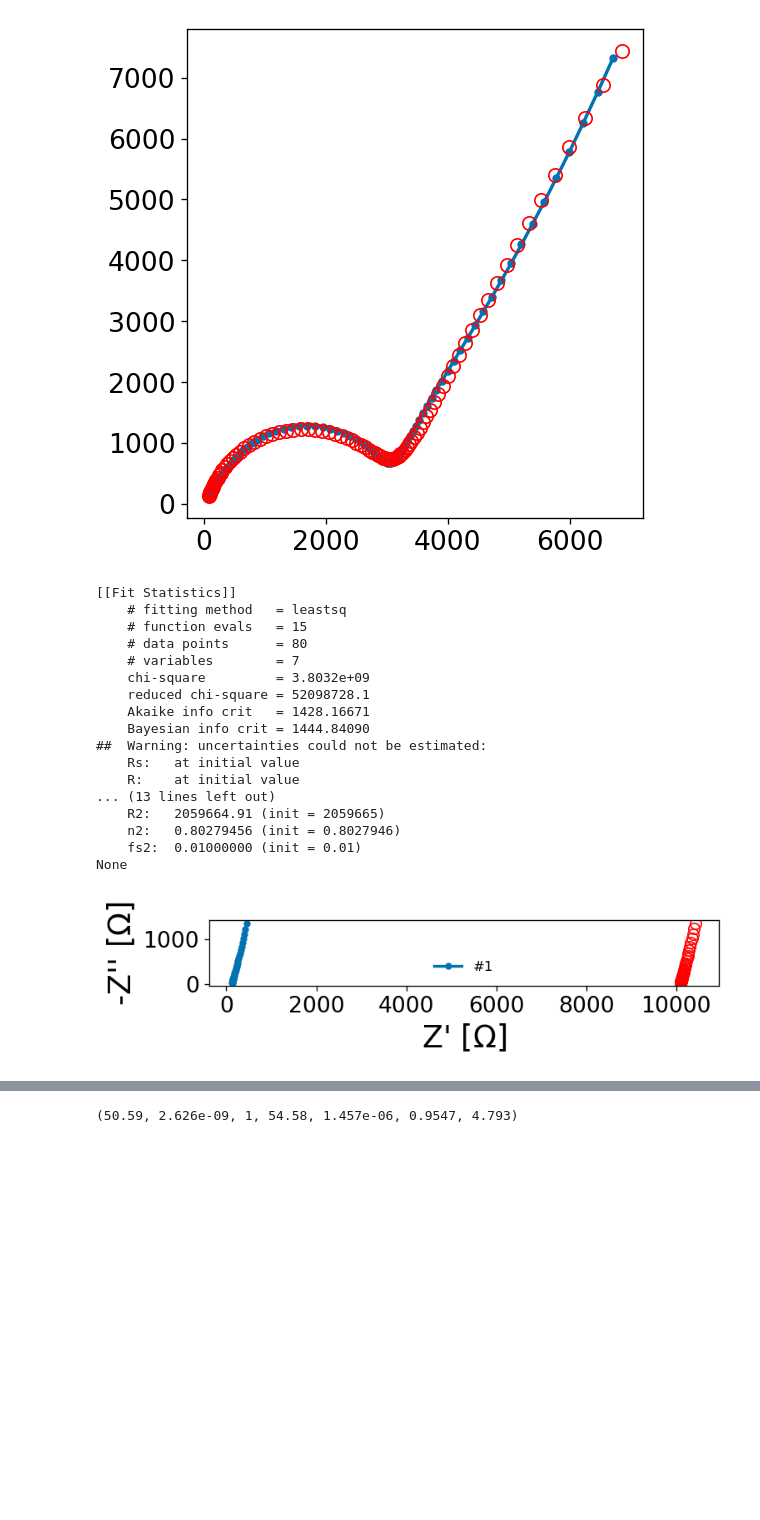
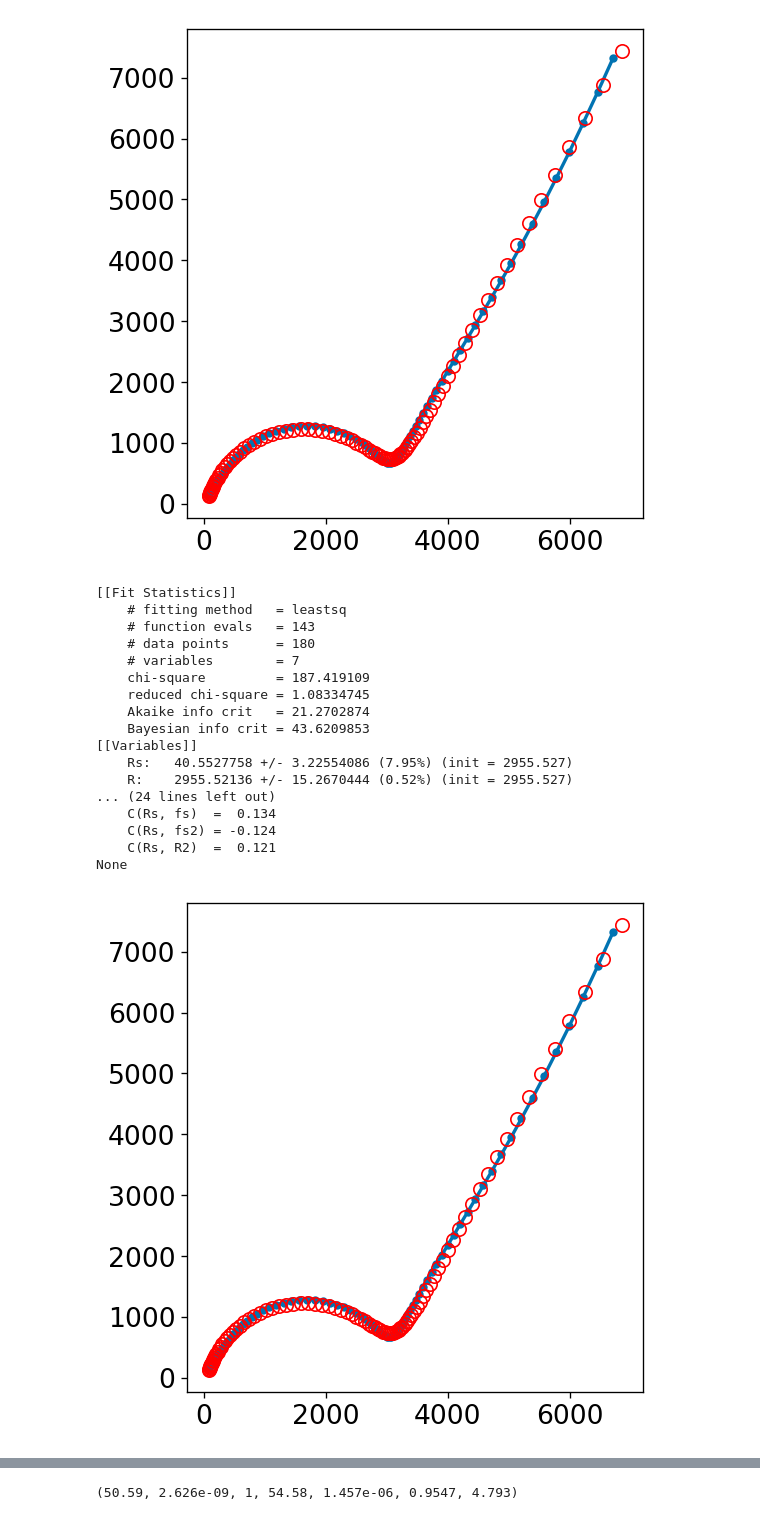
Before and after one commit to WildcatDiscovery/Kyler_Speed_Circuit, a Jupyter notebook: python_notebooks/linear_kk.ipynb, the cells around one changed output, grey strips where cells are left out. Cells and saved outputs as stored; diff of their text form; code cells hidden in the pictures; blank space fills up the shorter version.

```diff
--- a/python_notebooks/linear_kk.ipynb
+++ b/python_notebooks/linear_kk.ipynb
@@ -7,12 +7,6 @@ data = ['DE_40_1_30.mpt']
 # %%
 re = mpt_data(path, data)
 re2 = mpt_data(path2, data)
-# %%
-def importer(path, data, mask_front, mask_back):
-    mpt_data = EIS_exp(path, data, mask = [mask_front, mask_back])
-    df = mpt_data.df_raw
-    mpt_data.EIS_plot()
-    return [mpt_data, df]
 # %%
 adj_re = importer(path, data, 10**6, 10**1.5)[0]
 
@@ -184,30 +178,30 @@ params2.add('fs2', value=fs2_guess, min=10**-2, max=10**1)
 #FIT THE PARAMETERS ALONG THE R - RQ - RQ CIRCUIT
 #LATER WILL PROVIDE OPTIONS TO BENEFITS AND DETRACTIONS OF THE WEIGHT FUNCTION AFTER FURTHER RESEARCH
 #print(mpt_data.df[0].keys())
-guess = adj_re.EIS_fit(params=params2, circuit='R-RQ-RQ', weight_func='modulus')
+guess = adj_re.mpt_fit(params=params2, circuit='R-RQ-RQ', weight_func='modulus')
 #THIS WILL OUTPUT A SET OF COEFFICIENTS PREDICTED FROM THE FIT
 # %% [output]
 [[Fit Statistics]]
     # fitting method   = leastsq
-    # function evals   = 15
-    # data points      = 80
+    # function evals   = 143
+    # data points      = 180
     # variables        = 7
-    chi-square         = 3.8032e+09
-    reduced chi-square = 52098728.1
-    Akaike info crit   = 1428.16671
-    Bayesian info crit = 1444.84090
-##  Warning: uncertainties could not be estimated:
-    Rs:   at initial value
-    R:    at initial value
-... (13 lines left out)
-    R2:   2059664.91 (init = 2059665)
-    n2:   0.80279456 (init = 0.8027946)
-    fs2:  0.01000000 (init = 0.01)
+    chi-square         = 187.419109
+    reduced chi-square = 1.08334745
+    Akaike info crit   = 21.2702874
+    Bayesian info crit = 43.6209853
+[[Variables]]
+    Rs:   40.5527758 +/- 3.22554086 (7.95%) (init = 2955.527)
+    R:    2955.52136 +/- 15.2670444 (0.52%) (init = 2955.527)
+... (24 lines left out)
+    C(Rs, fs)  =  0.134
+    C(Rs, fs2) = -0.124
+    C(Rs, R2)  =  0.121
 None
 # %%
-adj_re.EIS_plot(fitting = 'on')
+adj_re.mpt_plot(fitting = 'on')
 # %% [output]
-[figure, old version]
+[figure, new version]
 # %%
 print(adj_re.fit_Rs[0])
 
```
Also changed, not shown: parts of 6 cells of this notebook, 2 other files.
